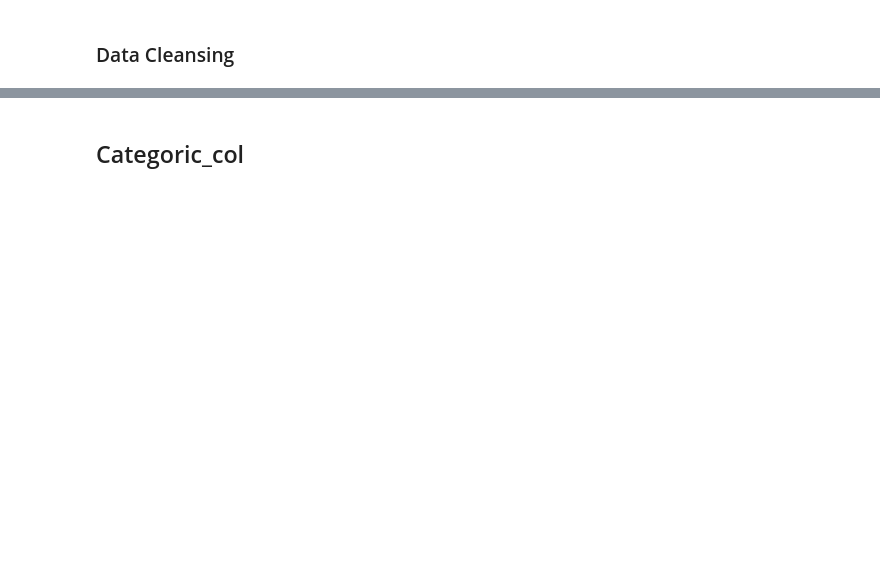
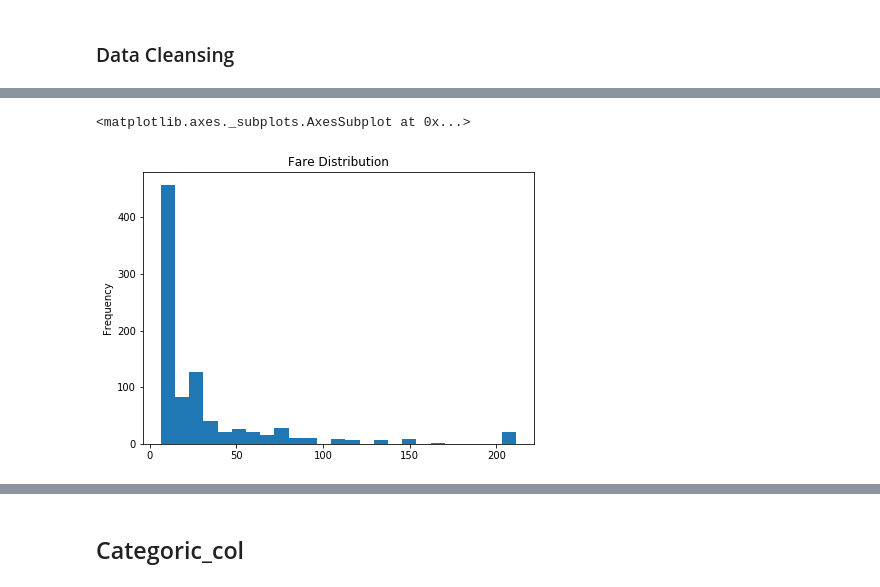
Before and after one commit to alamhanz/hanz_kaggle, a Jupyter notebook: 1_Titanic_Data_Set/notebook/0_Titanic_Exploration.ipynb, the cells around one changed output, grey strips where cells are left out. Drawn from its saved outputs; the diff is of its cells as text; code cells hidden in the pictures; blank space fills up the shorter version.

```diff
--- a/1_Titanic_Data_Set/notebook/0_Titanic_Exploration.ipynb
+++ b/1_Titanic_Data_Set/notebook/0_Titanic_Exploration.ipynb
@@ -199,0 +180,12 @@ sns.__version__
+# %%
+fare_up=np.percentile(ti_train.Fare,98)
+fare_low=np.percentile(ti_train.Fare,2)
+# %%
+ti_train["Fare_cap"]=np.where(ti_train.Fare<fare_low,fare_low,
+                           np.where(ti_train.Fare>fare_up,fare_up,ti_train.Fare))
+# ti_train.Fare.sort_values()
+# %%
+ti_train['Fare_cap'].plot(kind="hist",bins=25,figsize=(7,5),title="Fare Distribution")
+# %% [output]
+<matplotlib.axes._subplots.AxesSubplot at 0x...>
+[figure, added]
```
Also changed, not shown: parts of 62 cells of this notebook.
